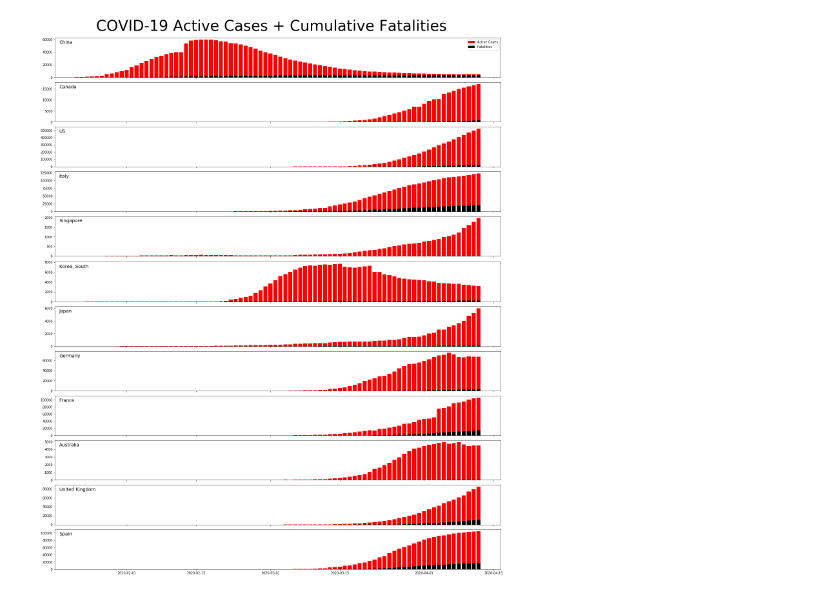
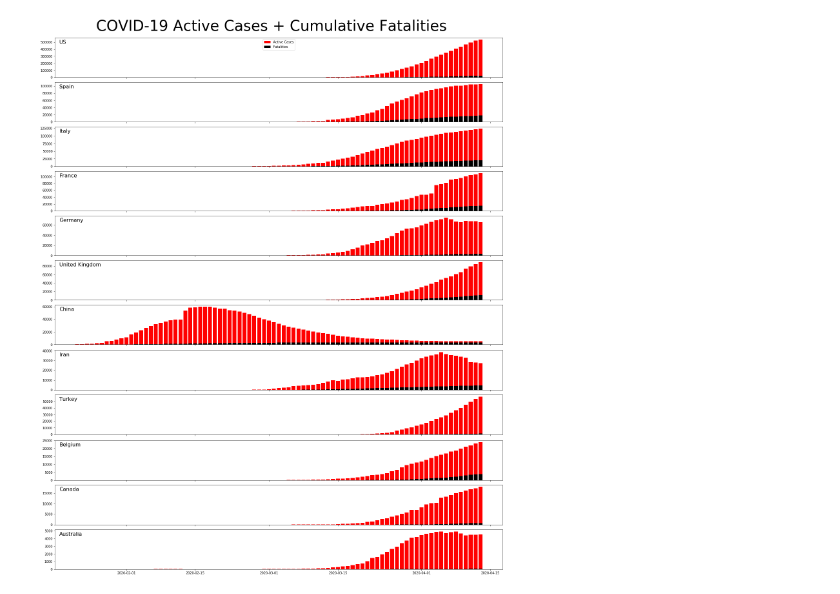
Before and after one commit to simra/COVID-19, a Jupyter notebook: notebooks/COVID-19 Plots - Groups.ipynb, the cells around one changed output. Saved outputs shown, nothing was run; the diff lists cells and outputs as text; code cells hidden in the pictures.

```diff
--- a/notebooks/COVID-19 Plots - Groups.ipynb
+++ b/notebooks/COVID-19 Plots - Groups.ipynb
@@ -912,39 +912,44 @@ def prepData(datapath):
     return df
 
 deaths = prepData('../csse_covid_19_data/csse_covid_19_time_series/time_series_covid19_deaths_global.csv')
 recovered = prepData('../csse_covid_19_data/csse_covid_19_time_series/time_series_covid19_recovered_global.csv')
 confirmed = prepData('../csse_covid_19_data/csse_covid_19_time_series/time_series_covid19_confirmed_global.csv')
 
 
 def plotBars(countries):
     plt.rcParams["figure.figsize"] = [20, 2*len(countries)]
     fig, axs = plt.subplots(len(countries),1, sharex=True,constrained_layout=True)
+    fig.suptitle('COVID-19 Active Cases + Cumulative Fatalities',size=46)
     for (i,(country,ax)) in enumerate(zip(countries,axs)):
         active = []
         for (c,r,d) in zip(confirmed[country], recovered[country], deaths[country]):
             active.append(c-r) # don't subtract deaths because we want this to stack.
         #if country=='Canada':
         #print(active,confirmed[country])
         ax.bar(confirmed.index,active, color='red')
         rec = []
         for (r,d) in zip(recovered[country],deaths[country]):
             rec.append(r+d)
         #ax.bar(recovered.index,rec, color='green')
         ax.bar(deaths.index, deaths[country], color='black')
         #ax.set_yscale('log')
-        ax.text(0.01,0.85,country, transform=ax.transAxes, ha='left', size=14)
-        fig.suptitle('COVID-19 Active Cases + Cumulative Fatalities',size=46)
+        ax.text(0.01,0.85,country, transform=ax.transAxes, ha='left', size=16)
+
         if i==0:
-            ax.legend(['Active Cases','Fatalities'])
+            ax.legend(['Active Cases','Fatalities'], loc='upper center')
 
-
-plotBars(['China','Canada','US','Italy','Singapore','Korea, South','Japan','Germany','France','Australia','United Kingdom','Spain'])
+countries = sorted(confirmed.columns, key=lambda x: confirmed[x][-1], reverse=True)[:10]
+for c in ['Canada','Australia']:
+    if c not in countries:
+        countries+=[c]
+#plotBars(['China','Canada','US','Italy','Singapore','Korea, South','Japan','Germany','France','Australia','United Kingdom','Spain'])
+plotBars(countries)
 
 maxDate = confirmed.index[-1]
 #print(maxDate)
 save_figure(maxDate,'5_barplots.png')
 # %% [output]
-[figure, old version]
+[figure, new version]
 # %%
 covidtracking = pd.read_csv('../other3p/covidtracking_daily.csv')
 covidtracking['date'] = pd.to_datetime(covidtracking['date'],format="%Y%m%d")
```
Also changed, not shown: parts of 33 cells of this notebook, 2 other files.
